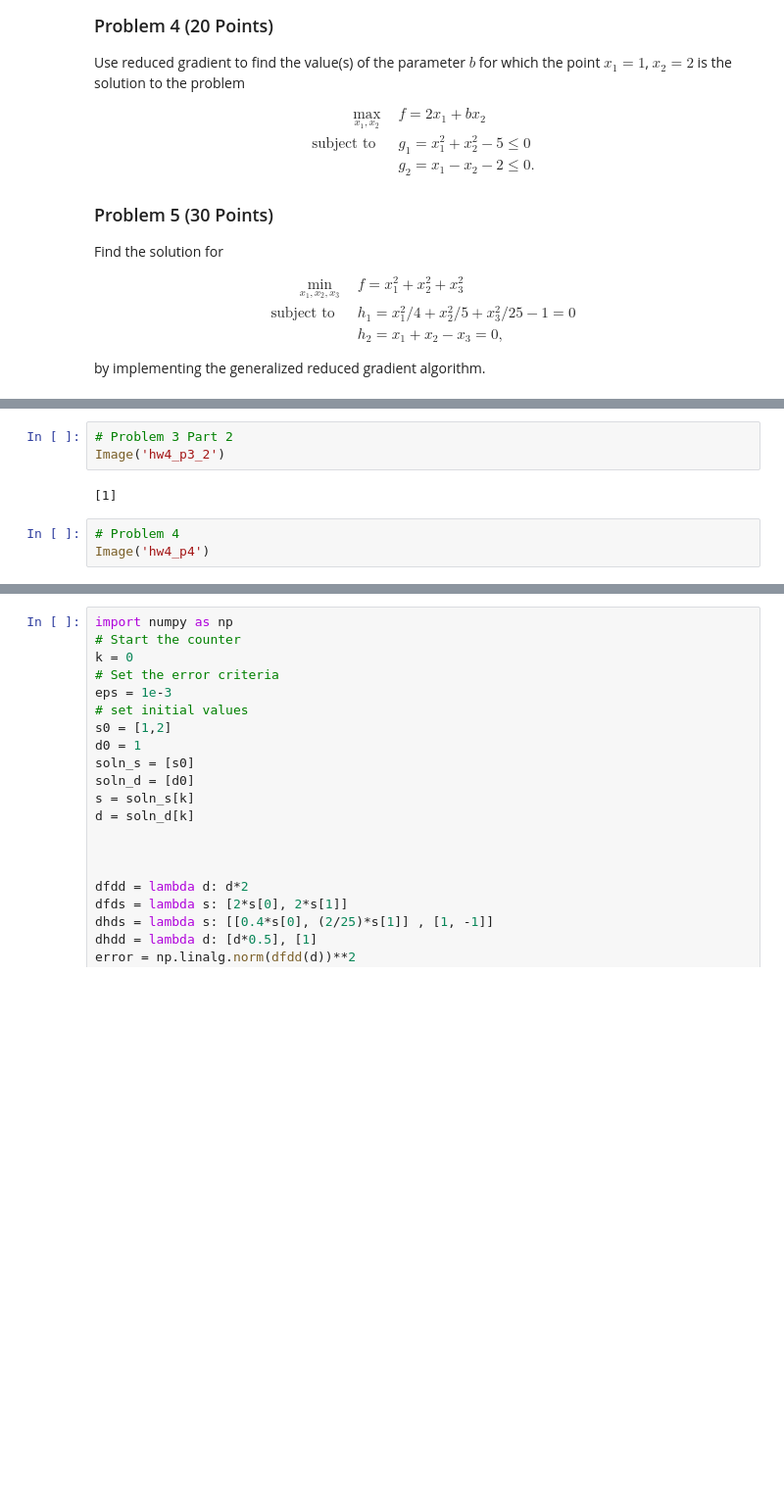
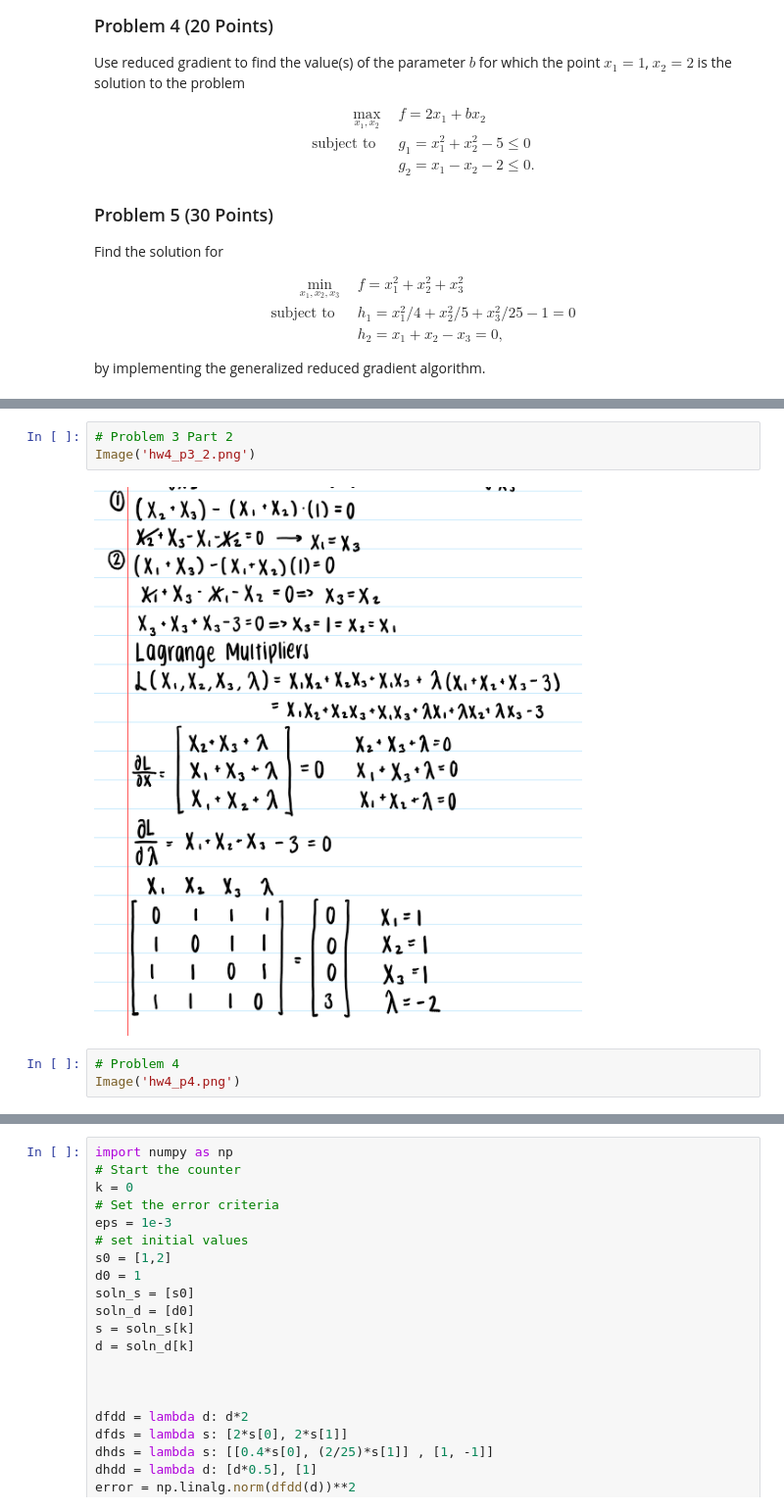
Before and after one commit to kphill1/DesignOptimization2021Fall, a Jupyter notebook: homework_4.ipynb, the cells around one changed output, grey strips where cells are left out. Shown at 98% size. Cells and saved outputs as stored; diff of their text form; blank space fills up the shorter version.

```diff
--- a/homework_4.ipynb
+++ b/homework_4.ipynb
@@ -85,10 +83,10 @@ Image('hw4_p3')
 # %%
 # Problem 3 Part 2
-Image('hw4_p3_2')
+Image('hw4_p3_2.png')
 # %% [output]
-[1]
+[figure, added]
 # %%
 # Problem 4
-Image('hw4_p4')
+Image('hw4_p4.png')
 # %%
 # Problem 5
```
Also changed, not shown: parts of 4 cells of this notebook.
